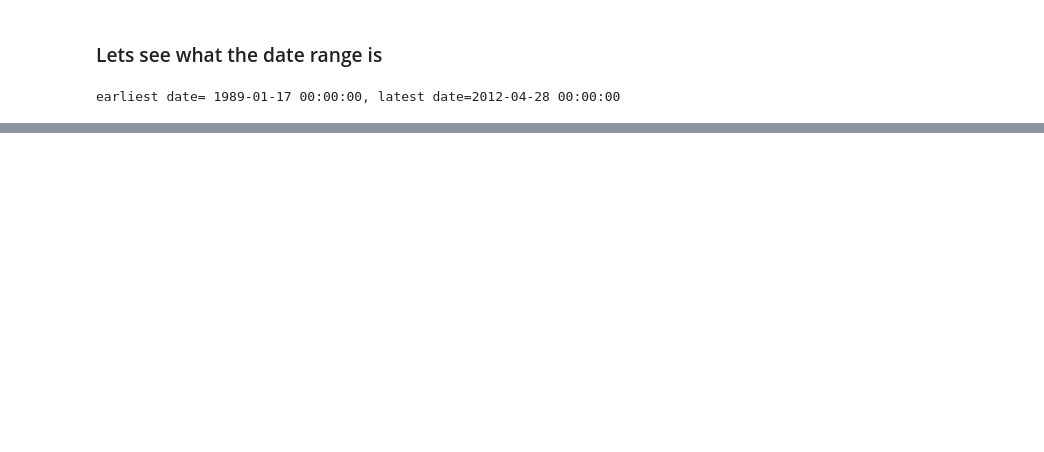
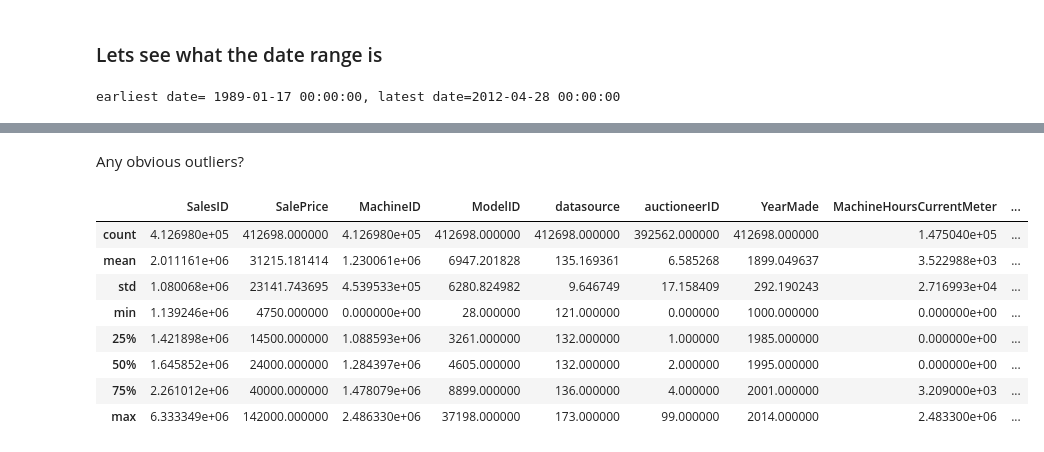
Before and after one commit to CNUClasses/DATA301_CODE, a Jupyter notebook: homework/bigiron.ipynb, the cells around one changed output, grey strips where cells are left out. Cells and saved outputs as stored; diff of their text form; code cells hidden in the pictures; blank space fills up the shorter version.

```diff
--- a/homework/bigiron.ipynb
+++ b/homework/bigiron.ipynb
@@ -152,0 +130,14 @@ dtype: int64
+# %% [markdown]
+Any obvious outliers?
+# %%
+df.describe()
+# %% [output]
+|  | SalesID | SalePrice | MachineID | ModelID | datasource | auctioneerID | YearMade | MachineHoursCurrentMeter | ... |
+| count | 4.126980e+05 | 412698.000000 | 4.126980e+05 | 412698.000000 | 412698.000000 | 392562.000000 | 412698.000000 | 1.475040e+05 | ... |
+| mean | 2.011161e+06 | 31215.181414 | 1.230061e+06 | 6947.201828 | 135.169361 | 6.585268 | 1899.049637 | 3.522988e+03 | ... |
+| std | 1.080068e+06 | 23141.743695 | 4.539533e+05 | 6280.824982 | 9.646749 | 17.158409 | 292.190243 | 2.716993e+04 | ... |
+| min | 1.139246e+06 | 4750.000000 | 0.000000e+00 | 28.000000 | 121.000000 | 0.000000 | 1000.000000 | 0.000000e+00 | ... |
+| 25% | 1.421898e+06 | 14500.000000 | 1.088593e+06 | 3261.000000 | 132.000000 | 1.000000 | 1985.000000 | 0.000000e+00 | ... |
+| 50% | 1.645852e+06 | 24000.000000 | 1.284397e+06 | 4605.000000 | 132.000000 | 2.000000 | 1995.000000 | 0.000000e+00 | ... |
+| 75% | 2.261012e+06 | 40000.000000 | 1.478079e+06 | 8899.000000 | 136.000000 | 4.000000 | 2001.000000 | 3.209000e+03 | ... |
+| max | 6.333349e+06 | 142000.000000 | 2.486330e+06 | 37198.000000 | 173.000000 | 99.000000 | 2014.000000 | 2.483300e+06 | ... |
```
Also changed, not shown: parts of 81 cells of this notebook, 1 other file.
